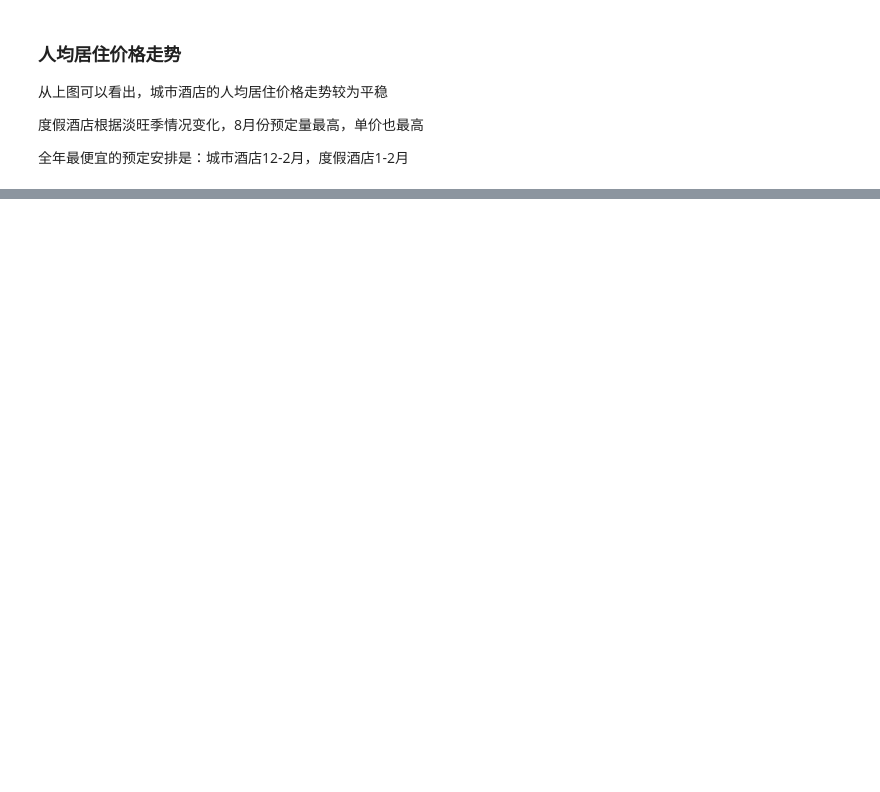
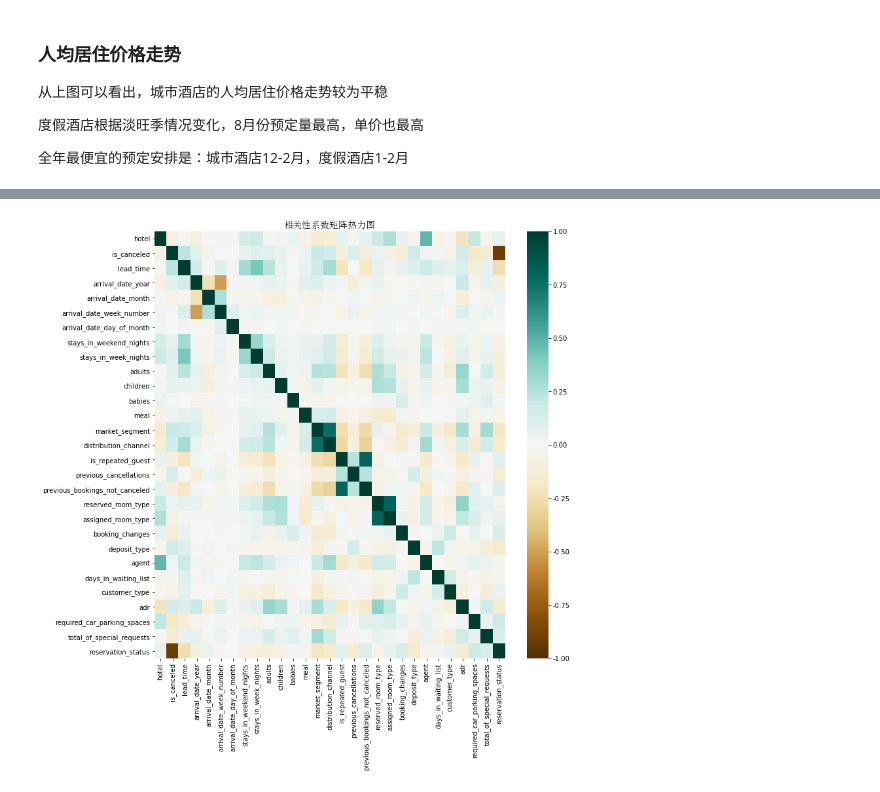
Before and after one commit to wym123/bi_project, a Jupyter notebook: project/酒店数据分析.ipynb, the cells around one changed output, grey strips where cells are left out. Saved outputs shown, nothing was run; the diff lists cells and outputs as text; code cells hidden in the pictures; blank space fills up the shorter version.

```diff
--- a/project/酒店数据分析.ipynb
+++ b/project/酒店数据分析.ipynb
@@ -645,0 +684,28 @@ plt.legend()
+# %%
+from sklearn.preprocessing import LabelEncoder
+df1_copy = df1.copy() # copy操作避免数据污染
+# 创建一个实例
+le= LabelEncoder()
+# 因为之前没有对contry数据进行nan预处理，此处舍弃4.维度
+df1_copy["hotel"] = le.fit_transform(df1_copy["hotel"])
+df1_copy["arrival_date_month"] = le.fit_transform(df1_copy["arrival_date_month"])
+df1_copy["meal"] = le.fit_transform(df1_copy["meal"])
+df1_copy["market_segment"] = le.fit_transform(df1_copy["market_segment"])
+df1_copy["distribution_channel"] = le.fit_transform(df1_copy["distribution_channel"])
+df1_copy["is_repeated_guest"] = le.fit_transform(df1_copy["is_repeated_guest"])
+df1_copy["reserved_room_type"] = le.fit_transform(df1_copy["reserved_room_type"])
+df1_copy["assigned_room_type"] = le.fit_transform(df1_copy["assigned_room_type"])
+df1_copy["deposit_type"] = le.fit_transform(df1_copy["deposit_type"])
+df1_copy["agent"] = le.fit_transform(df1_copy["agent"])
+df1_copy["customer_type"] = le.fit_transform(df1_copy["customer_type"])
+df1_copy["reservation_status"] = le.fit_transform(df1_copy["reservation_status"])
+# %%
+# 进行相关性计算，https://blog.csdn.net/walking_visitor/article/details/85128461
+data_cor = df1_copy.corr(method="spearman")
+
+plt.figure(figsize=(12,12))
+sns.heatmap(data_cor,cmap="BrBG",vmin=-1,vmax=1)
+plt.title("相关性系数矩阵热力图",fontproperties=my_font,size=14, weight="bold")
+plt.show()
+# %% [output]
+[figure, added]
```
Also changed, not shown: parts of 15 cells of this notebook.
